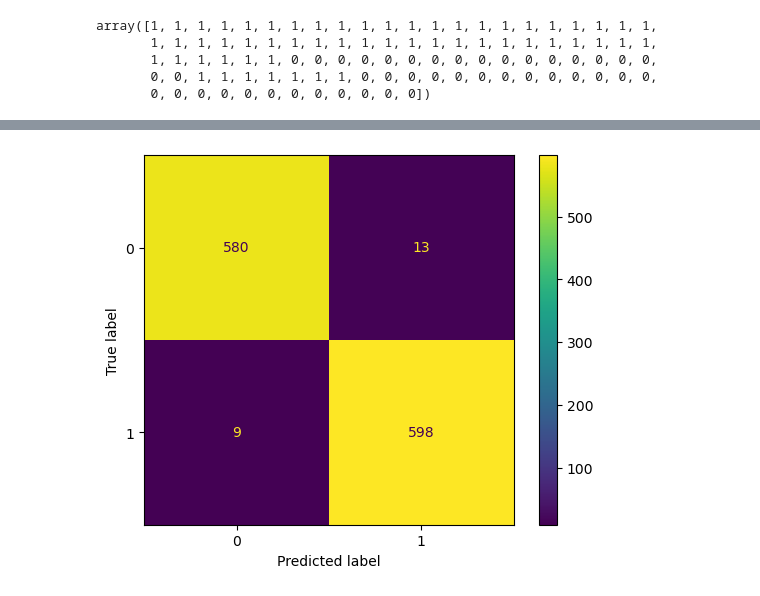
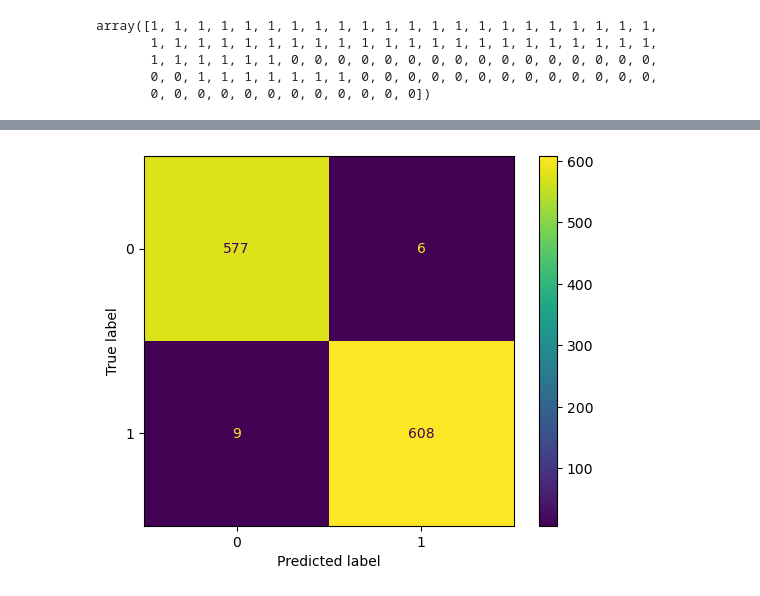
Before and after one commit to Bnejamo/COMP3217, a Jupyter notebook: Binary Data.ipynb, the cells around one changed output, grey strips where cells are left out. Saved outputs shown, nothing was run; the diff lists cells and outputs as text; code cells hidden in the pictures.

```diff
--- a/Binary Data.ipynb
+++ b/Binary Data.ipynb
@@ -428,9 +508,12 @@ Name: 128, Length: 6000, dtype: int64
 # %%
 X_test=pd.DataFrame(data = testData)
 # %%
-rfc = RandomForestClassifier()
-rfc.fit(X_train, y_train)
-print(rfc.score(X_train,y_train))
+scaler=StandardScaler()
+X_train = scaler.fit_transform(X_train)
+X_test = scaler.transform(X_test)
+ETC = ExtraTreesClassifier( criterion= 'entropy' ,max_depth= None, max_features = None, min_samples_leaf = 2, min_samples_split= 2)
+ETC.fit(X_train, y_train)
+print(ETC.score(X_train,y_train))
 # %% [output]
 1.0
 # %%
@@ -508,12 +583,15 @@ plt.show()
 # %%
 
+X_train, X_test, y_train, y_test = train_test_split(df_train.iloc[:,:-1],df_train.iloc[:,-1], test_size=0.2, random_state=None)
+pipe = make_pipeline(StandardScaler(),ETC)
+pipe.fit(X_train, y_train)
 preds = pipe.predict(X_test)
 
 confusion_matrix = metrics.confusion_matrix(y_test, preds)
 
 cm_display = metrics.ConfusionMatrixDisplay(confusion_matrix = confusion_matrix)
 
 cm_display.plot()
 plt.show()
 # %% [output]
-[figure, old version]
+[figure, new version]
```
Also changed, not shown: parts of 33 cells of this notebook, 6 other files.
